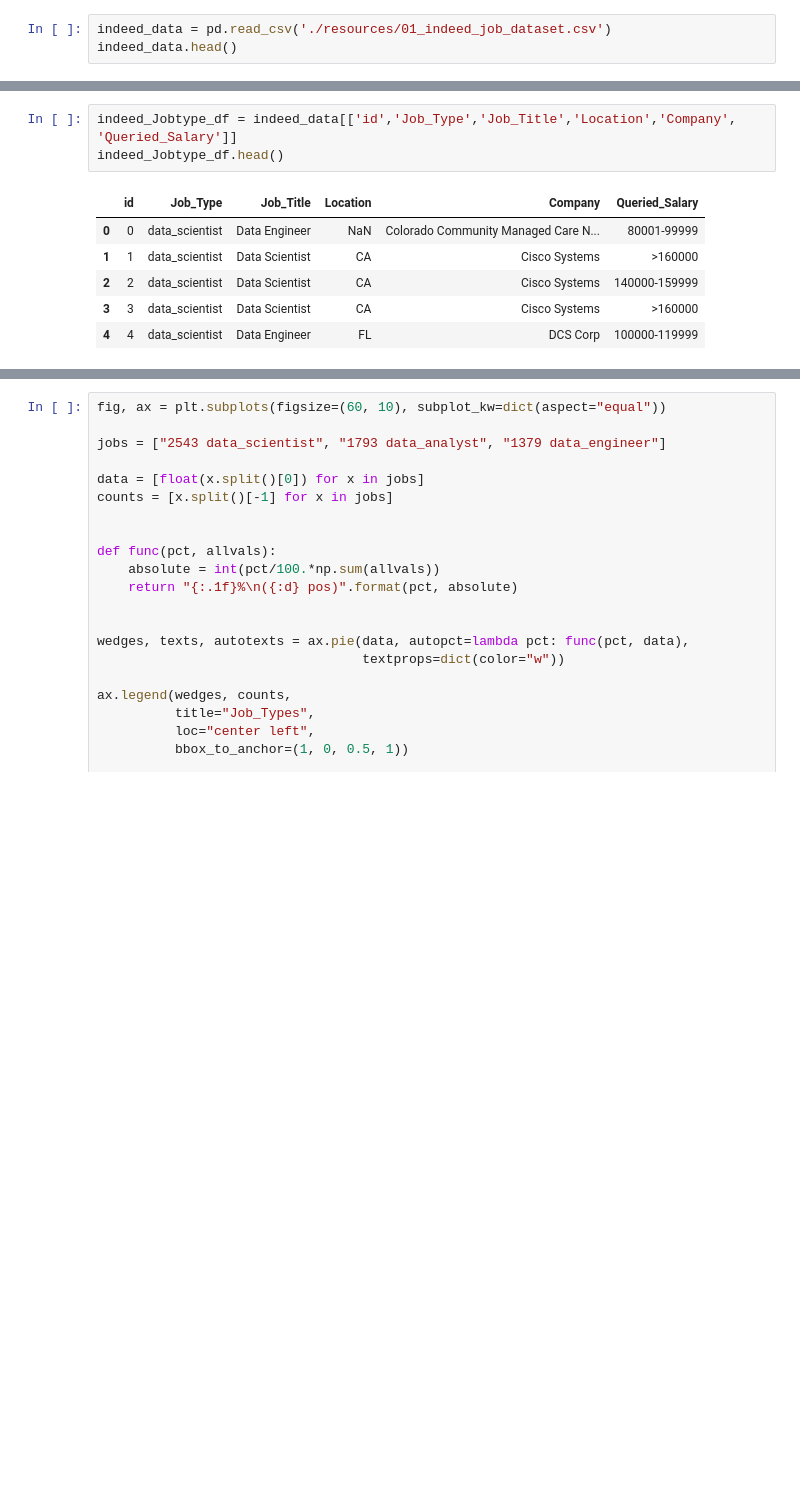
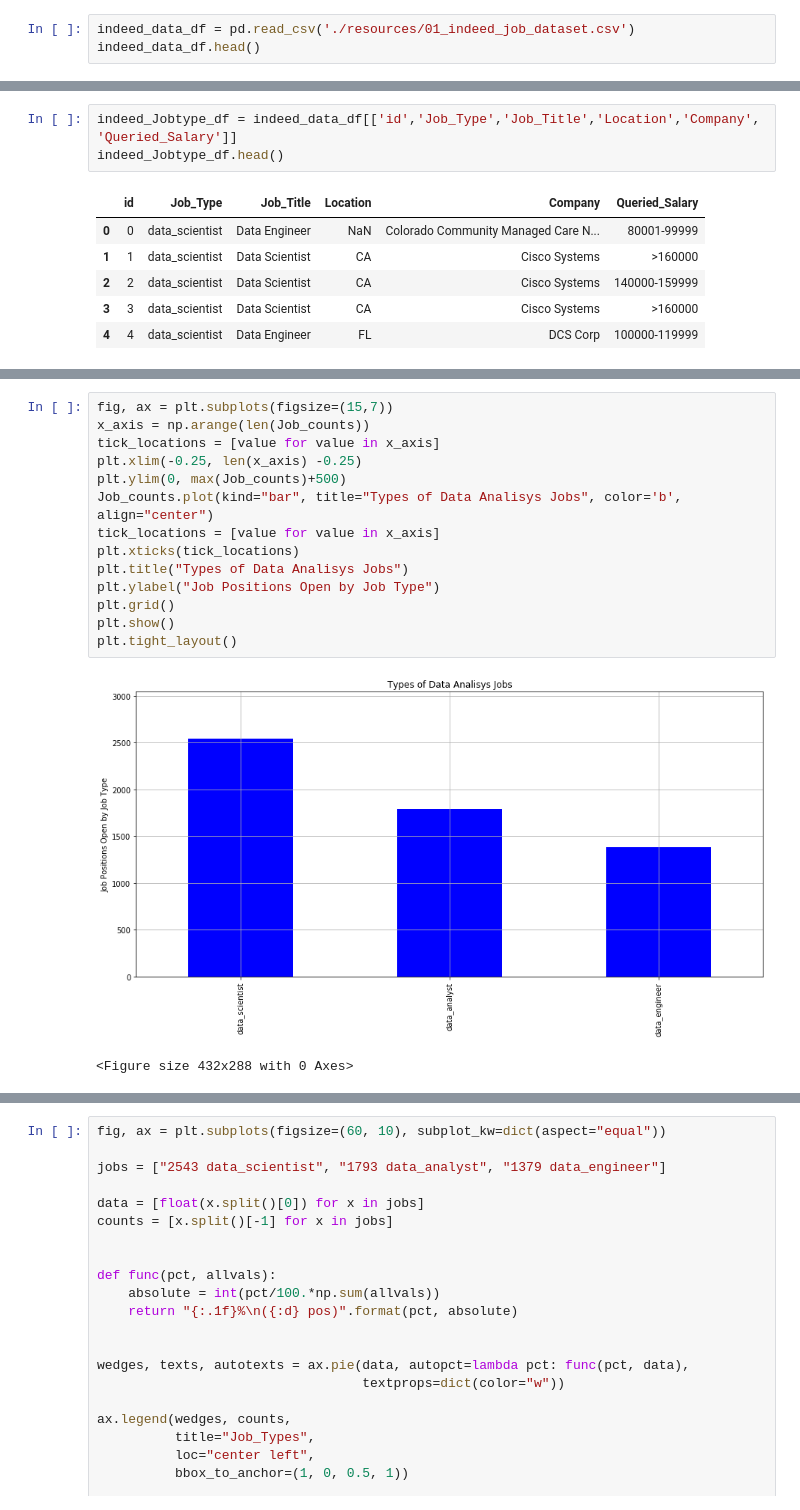
Before and after one commit to feldtmam/project1group3, a Jupyter notebook: TypeofJobs_analysis.ipynb, the cells around one changed output, grey strips where cells are left out. Cells and saved outputs as stored; diff of their text form; blank space fills up the shorter version.

```diff
--- a/TypeofJobs_analysis.ipynb
+++ b/TypeofJobs_analysis.ipynb
@@ -14,8 +12,8 @@ from matplotlib.patches import ConnectionPatch
 import warnings
 warnings.filterwarnings('ignore')
 # %%
-indeed_data = pd.read_csv('./resources/01_indeed_job_dataset.csv')
-indeed_data.head()
+indeed_data_df = pd.read_csv('./resources/01_indeed_job_dataset.csv')
+indeed_data_df.head()
 # %% [output]
 |  | id | Job_Title | Link | Queried_Salary | Job_Type | Skill | No_of_Skills | Company | No_of_Reviews | ... |
 | 0 | 0 | Data Engineer | https://www.indeed.com/rc/clk?jk=... | 80001-99999 | data_scientist | ['Microsoft SQL Server', 'Technic... | 6 | Colorado Community Managed Care N... | NaN | ... |
@@ -25,7 +23,7 @@ indeed_data.head()
 | 4 | 4 | Data Engineer | https://www.indeed.com/rc/clk?jk=... | 100000-119999 | data_scientist | ['TS/SCI Clearance', 'Signal Proc... | 3 | DCS Corp | 46.0 | ... |
 5 rows × 43 columns
 # %%
-indeed_Jobtype_df = indeed_data[['id','Job_Type','Job_Title','Location','Company', 'Queried_Salary']]
+indeed_Jobtype_df = indeed_data_df[['id','Job_Type','Job_Title','Location','Company', 'Queried_Salary']]
 indeed_Jobtype_df.head()
 # %% [output]
 |  | id | Job_Type | Job_Title | Location | Company | Queried_Salary |
@@ -51,0 +51,17 @@ Name: Job_Type, dtype: int64
+# %%
+fig, ax = plt.subplots(figsize=(15,7))
+x_axis = np.arange(len(Job_counts))
+tick_locations = [value for value in x_axis]
+plt.xlim(-0.25, len(x_axis) -0.25)
+plt.ylim(0, max(Job_counts)+500)
+Job_counts.plot(kind="bar", title="Types of Data Analisys Jobs", color='b', align="center")
+tick_locations = [value for value in x_axis]
+plt.xticks(tick_locations)
+plt.title("Types of Data Analisys Jobs")
+plt.ylabel("Job Positions Open by Job Type")
+plt.grid()
+plt.show()
+plt.tight_layout()
+# %% [output]
+[figure, added]
+<Figure size 432x288 with 0 Axes>
```
Also changed, not shown: parts of 29 cells of this notebook.
